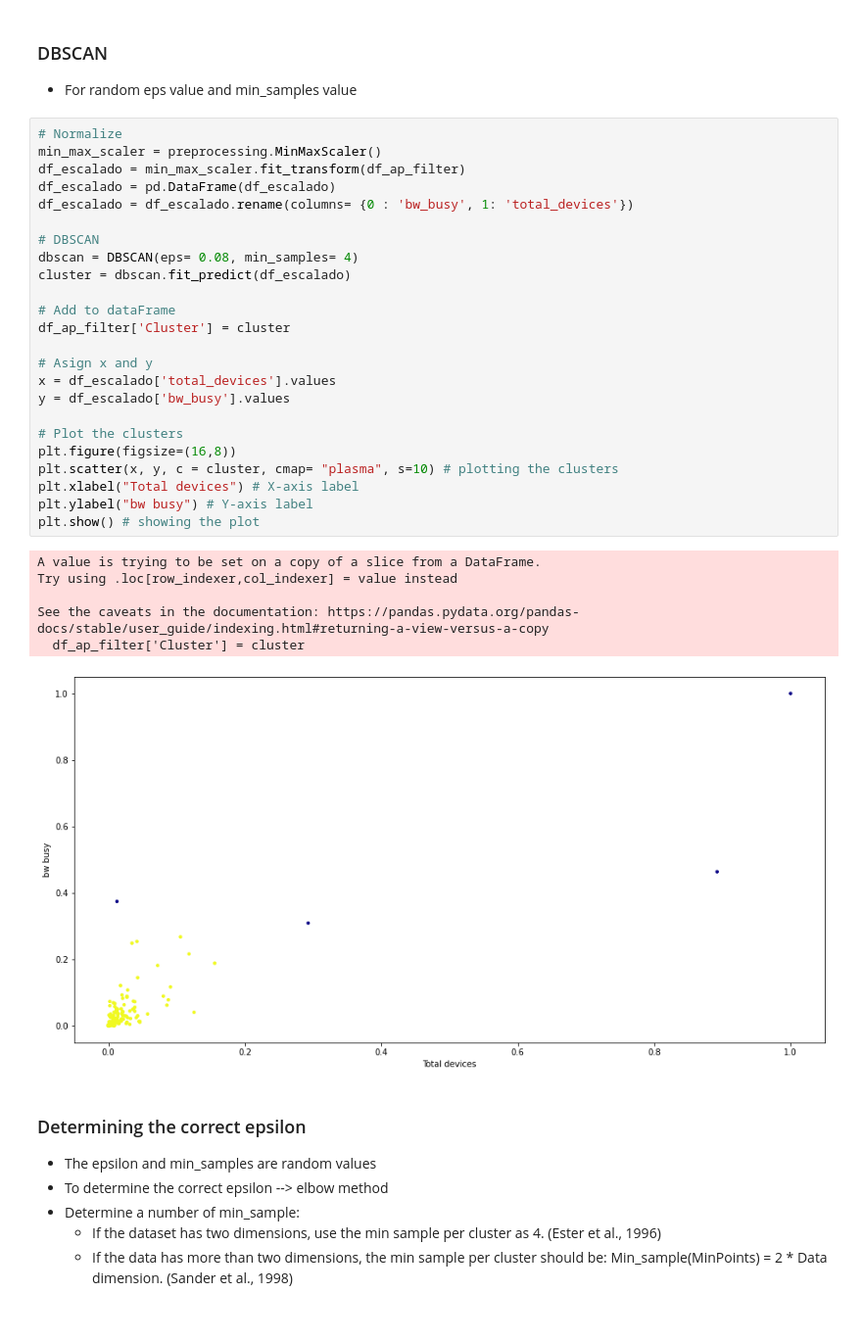
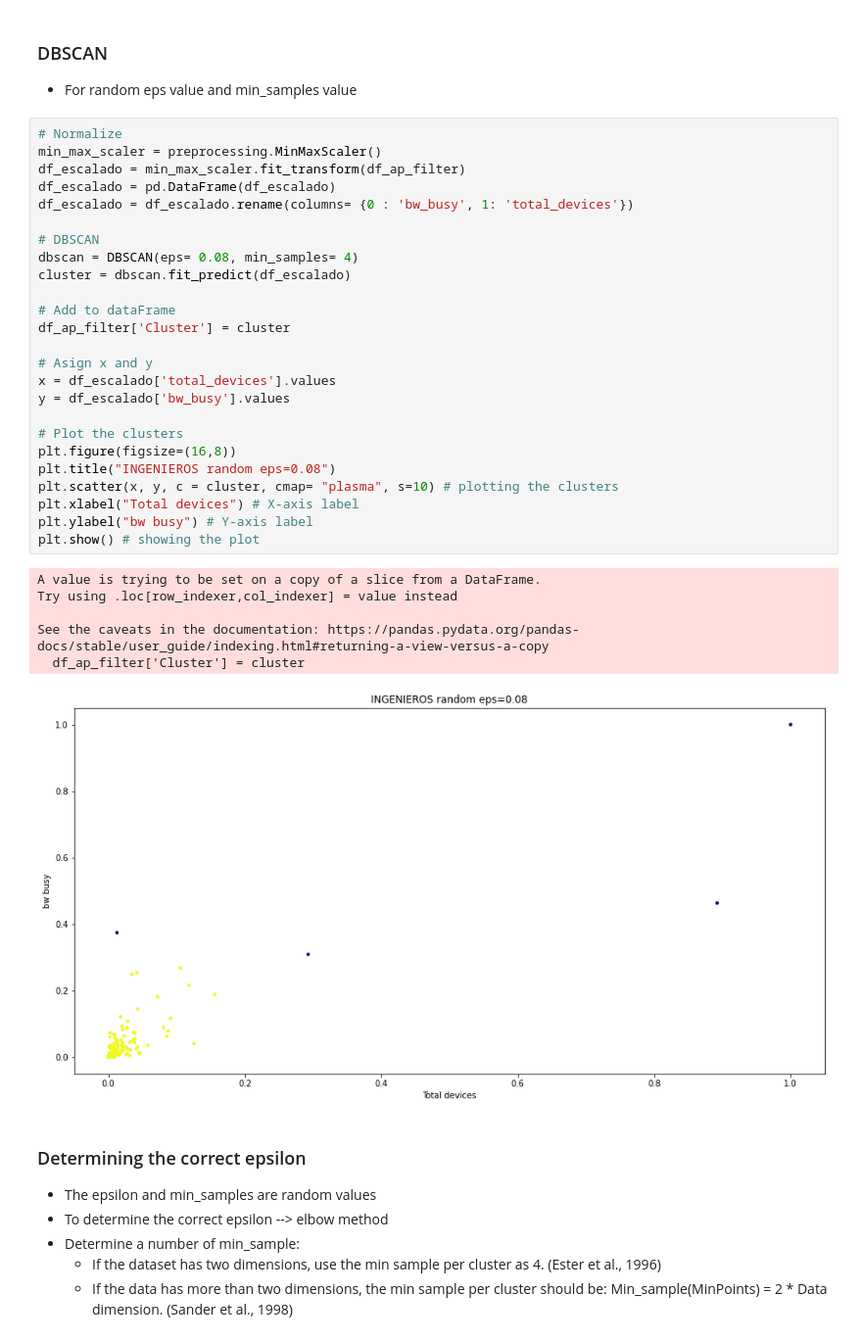
Before and after one commit to alvaroanua/TFG, a Jupyter notebook: DBSCAN/DBSCAN_ehu_Bilbao_Ingenieros.ipynb, the cells around one changed output. Shown at 98% size. Drawn from its saved outputs; the diff is of its cells as text.

Commit message:
DBSCAN ingenieros terminada

```diff
--- a/DBSCAN/DBSCAN_ehu_Bilbao_Ingenieros.ipynb
+++ b/DBSCAN/DBSCAN_ehu_Bilbao_Ingenieros.ipynb
@@ -120,34 +120,35 @@ See the caveats in the documentation: https://pandas.pydata.org/pandas-docs/stab
 # %%
 # Normalize
 min_max_scaler = preprocessing.MinMaxScaler()
 df_escalado = min_max_scaler.fit_transform(df_ap_filter)
 df_escalado = pd.DataFrame(df_escalado)
 df_escalado = df_escalado.rename(columns= {0 : 'bw_busy', 1: 'total_devices'})
 
 # DBSCAN
 dbscan = DBSCAN(eps= 0.08, min_samples= 4)
 cluster = dbscan.fit_predict(df_escalado)
 
 # Add to dataFrame
 df_ap_filter['Cluster'] = cluster
 
 # Asign x and y
 x = df_escalado['total_devices'].values
 y = df_escalado['bw_busy'].values
 
 # Plot the clusters
 plt.figure(figsize=(16,8))
+plt.title("INGENIEROS random eps=0.08")
 plt.scatter(x, y, c = cluster, cmap= "plasma", s=10) # plotting the clusters
 plt.xlabel("Total devices") # X-axis label
 plt.ylabel("bw busy") # Y-axis label
 plt.show() # showing the plot
 # %% [output]
 A value is trying to be set on a copy of a slice from a DataFrame.
 Try using .loc[row_indexer,col_indexer] = value instead
 
 See the caveats in the documentation: https://pandas.pydata.org/pandas-docs/stable/user_guide/indexing.html#returning-a-view-versus-a-copy
   df_ap_filter['Cluster'] = cluster
-[figure, old version]
+[figure, new version]
 # %% [markdown]
 ### Determining the correct epsilon
 * The epsilon and min_samples are random values
```
Also changed, not shown: parts of 4 cells of this notebook.
